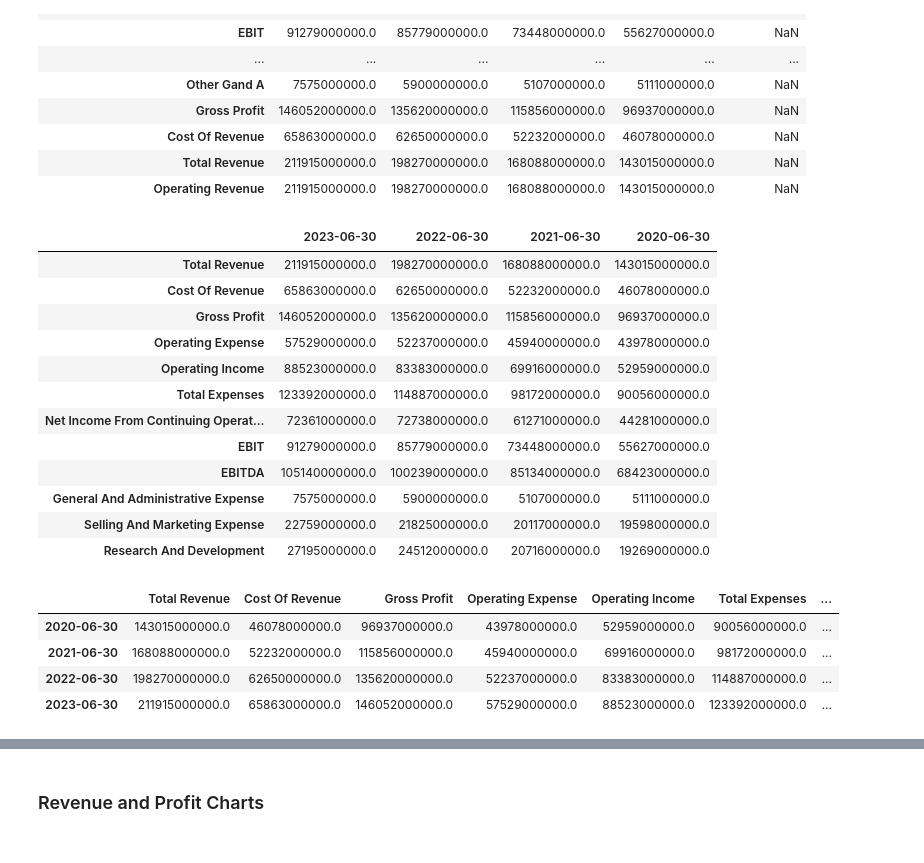
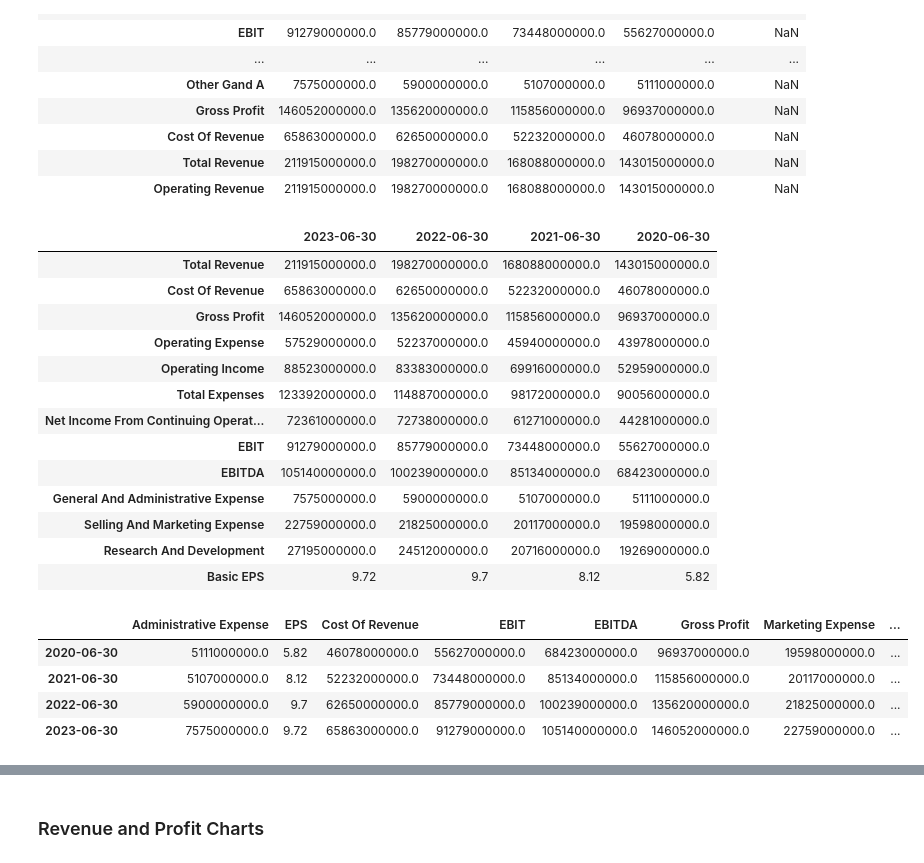
Before and after one commit to paty-oliveira/data-analysis-playground, a Jupyter notebook: stock-analysis/fundamental-analysis/index.ipynb, the cells around one changed output, grey strips where cells are left out. Saved outputs shown, nothing was run; the diff lists cells and outputs as text; code cells hidden in the pictures.

```diff
--- a/stock-analysis/fundamental-analysis/index.ipynb
+++ b/stock-analysis/fundamental-analysis/index.ipynb
@@ -363,7 +361,7 @@ income_statement
 | Total Revenue | 211915000000.0 | 198270000000.0 | 168088000000.0 | 143015000000.0 | NaN |
 | Operating Revenue | 211915000000.0 | 198270000000.0 | 168088000000.0 | 143015000000.0 | NaN |
 # %%
-fields = ["Total Revenue", "Cost Of Revenue", "Gross Profit", "Operating Expense", "Operating Income", "Total Expenses", "Net Income From Continuing Operation Net Minority Interest", "EBIT", "EBITDA", "General And Administrative Expense",  "Selling And Marketing Expense", "Research And Development"]
+fields = ["Total Revenue", "Cost Of Revenue", "Gross Profit", "Operating Expense", "Operating Income", "Total Expenses", "Net Income From Continuing Operation Net Minority Interest", "EBIT", "EBITDA", "General And Administrative Expense",  "Selling And Marketing Expense", "Research And Development", "Basic EPS"]
 dates = ["2023-06-30", "2022-06-30", "2021-06-30", "2020-06-30"]
 
 df_income_stmt = income_statement.loc[fields, dates]
@@ -382,14 +380,15 @@ df_income_stmt
 | General And Administrative Expense | 7575000000.0 | 5900000000.0 | 5107000000.0 | 5111000000.0 |
 | Selling And Marketing Expense | 22759000000.0 | 21825000000.0 | 20117000000.0 | 19598000000.0 |
 | Research And Development | 27195000000.0 | 24512000000.0 | 20716000000.0 | 19269000000.0 |
+| Basic EPS | 9.72 | 9.7 | 8.12 | 5.82 |
 # %%
 df_income_stmt = df_income_stmt.transpose()
-df_income_stmt = df_income_stmt.rename(columns={"Net Income From Continuing Operation Net Minority Interest": "Net Income", "General And Administrative Expense": "Administrative Expense", "Selling And Marketing Expense": "Marketing Expense", "Research And Development": "Research Expense"})
+df_income_stmt = df_income_stmt.rename(columns={"Net Income From Continuing Operation Net Minority Interest": "Net Income", "General And Administrative Expense": "Administrative Expense", "Selling And Marketing Expense": "Marketing Expense", "Research And Development": "Research Expense", "Basic EPS": "EPS"})
 df_income_stmt = df_income_stmt.sort_index()
 df_income_stmt
 # %% [output]
-|  | Total Revenue | Cost Of Revenue | Gross Profit | Operating Expense | Operating Income | Total Expenses | ... |
-| 2020-06-30 | 143015000000.0 | 46078000000.0 | 96937000000.0 | 43978000000.0 | 52959000000.0 | 90056000000.0 | ... |
-| 2021-06-30 | 168088000000.0 | 52232000000.0 | 115856000000.0 | 45940000000.0 | 69916000000.0 | 98172000000.0 | ... |
-| 2022-06-30 | 198270000000.0 | 62650000000.0 | 135620000000.0 | 52237000000.0 | 83383000000.0 | 114887000000.0 | ... |
-| 2023-06-30 | 211915000000.0 | 65863000000.0 | 146052000000.0 | 57529000000.0 | 88523000000.0 | 123392000000.0 | ... |
+|  | Administrative Expense | EPS | Cost Of Revenue | EBIT | EBITDA | Gross Profit | Marketing Expense | ... |
+| 2020-06-30 | 5111000000.0 | 5.82 | 46078000000.0 | 55627000000.0 | 68423000000.0 | 96937000000.0 | 19598000000.0 | ... |
+| 2021-06-30 | 5107000000.0 | 8.12 | 52232000000.0 | 73448000000.0 | 85134000000.0 | 115856000000.0 | 20117000000.0 | ... |
+| 2022-06-30 | 5900000000.0 | 9.7 | 62650000000.0 | 85779000000.0 | 100239000000.0 | 135620000000.0 | 21825000000.0 | ... |
+| 2023-06-30 | 7575000000.0 | 9.72 | 65863000000.0 | 91279000000.0 | 105140000000.0 | 146052000000.0 | 22759000000.0 | ... |
```
Also changed, not shown: parts of 5 cells of this notebook.
